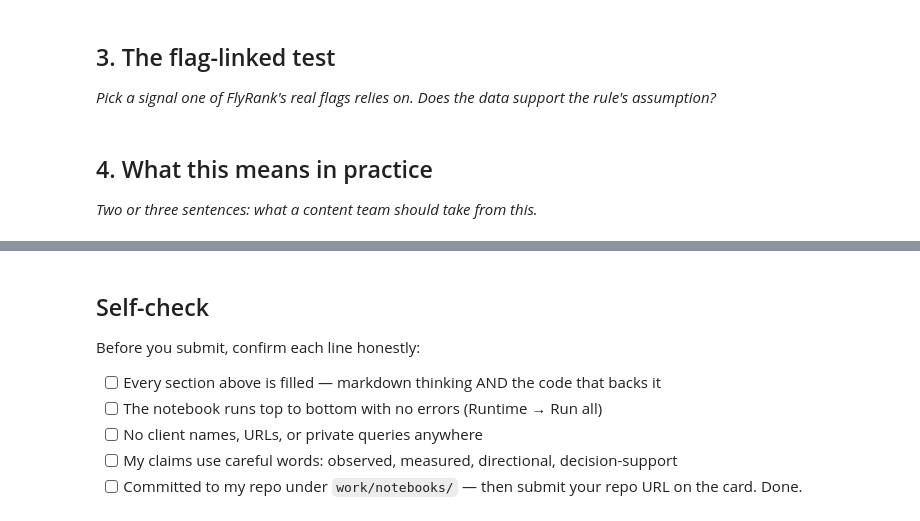
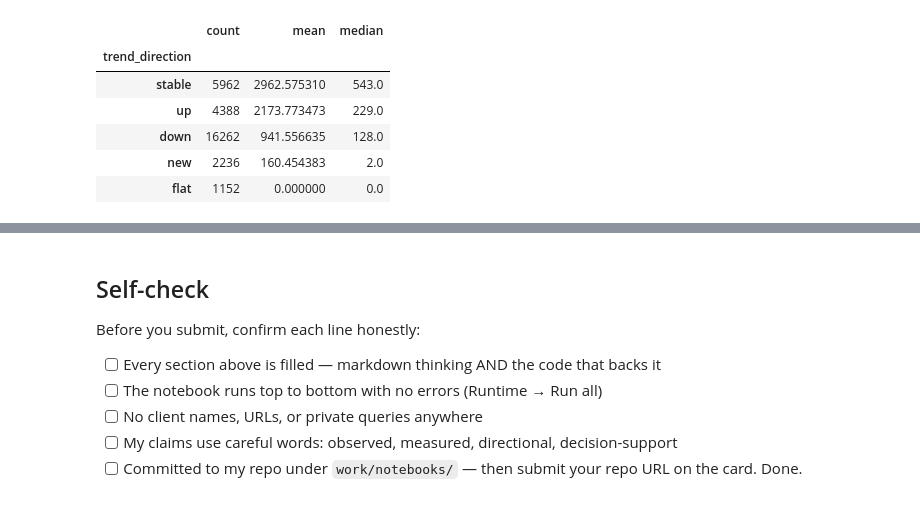
Before and after one commit to suha-2004/flyrank-ml-internship, a Jupyter notebook: work/notebooks/w04_signal_audit.ipynb, the cells around one changed output, grey strips where cells are left out. Cells and saved outputs as stored; diff of their text form; code cells hidden in the pictures.

```diff
--- a/work/notebooks/w04_signal_audit.ipynb
+++ b/work/notebooks/w04_signal_audit.ipynb
@@ -20,7 +209,22 @@ This skeleton is yours to fill. Work the sections **in order** — each one has
 # %%
 # This cell is for CODE (numbers, a query, a check).
 # Write your text answer in the cell ABOVE this one — typing sentences here breaks Run All.
+# Flag-linked test:
+# Check whether trend_direction is associated with recent impressions
+
+flag_test = (
+    df.groupby("trend_direction", dropna=False)
+      ["impressions_last_30d"]
+      .agg(["count", "mean", "median"])
+      .sort_values("mean", ascending=False)
+)
+
+flag_test
+# %% [output]
+|  | count | mean | median |
+| trend_direction |  |  |  |
+| stable | 5962 | 2962.575310 | 543.0 |
+| up | 4388 | 2173.773473 | 229.0 |
+| down | 16262 | 941.556635 | 128.0 |
+| new | 2236 | 160.454383 | 2.0 |
+| flat | 1152 | 0.000000 | 0.0 |
-# %% [markdown]
-## 3. The flag-linked test
-
-*Pick a signal one of FlyRank's real flags relies on. Does the data support the rule's assumption?*
@@ -30,4 +230,0 @@ This skeleton is yours to fill. Work the sections **in order** — each one has
-# %% [markdown]
-## 4. What this means in practice
-
-*Two or three sentences: what a content team should take from this.*
```
Also changed, not shown: parts of 16 cells of this notebook.
